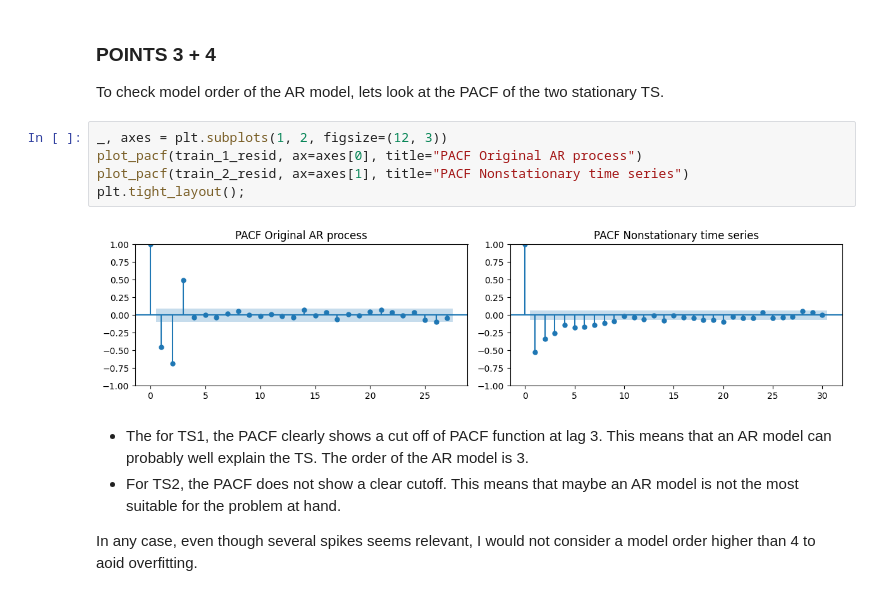
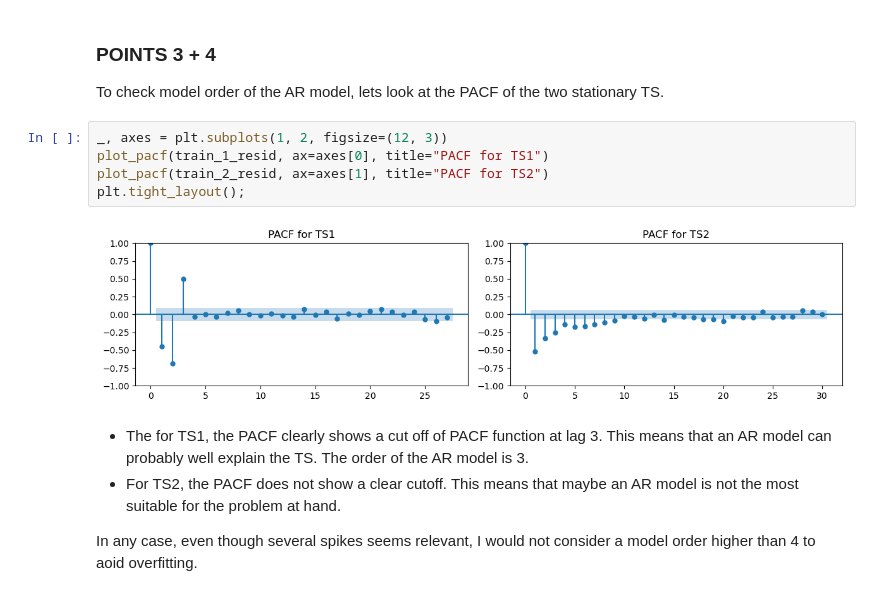
Before and after one commit to FraMaffezzoli/python-time-series-handbook, a Jupyter notebook: exercises/chapter4.ipynb, the cells around one changed output. Cells and saved outputs as stored; diff of their text form.

```diff
--- a/exercises/chapter4.ipynb
+++ b/exercises/chapter4.ipynb
@@ -178,11 +178,11 @@ The null hypotesys is rejected for both TS, even though TS1 still retains some s
 To check model order of the AR model, lets look at the PACF of the two stationary TS.
 # %%
 _, axes = plt.subplots(1, 2, figsize=(12, 3))
-plot_pacf(train_1_resid, ax=axes[0], title="PACF Original AR process")
-plot_pacf(train_2_resid, ax=axes[1], title="PACF Nonstationary time series")
+plot_pacf(train_1_resid, ax=axes[0], title="PACF for TS1")
+plot_pacf(train_2_resid, ax=axes[1], title="PACF for TS2")
 plt.tight_layout();
 # %% [output]
-[figure, old version]
+[figure, new version]
 # %% [markdown]
 - The for TS1, the PACF clearly shows a cut off of PACF function at lag 3. This means that an AR model can probably well explain the TS. The order of the AR model is 3.
 - For TS2, the PACF does not show a clear cutoff. This means that maybe an AR model is not the most suitable for the problem at hand.
```
Also changed, not shown: parts of 2 cells of this notebook, 14 other files.
